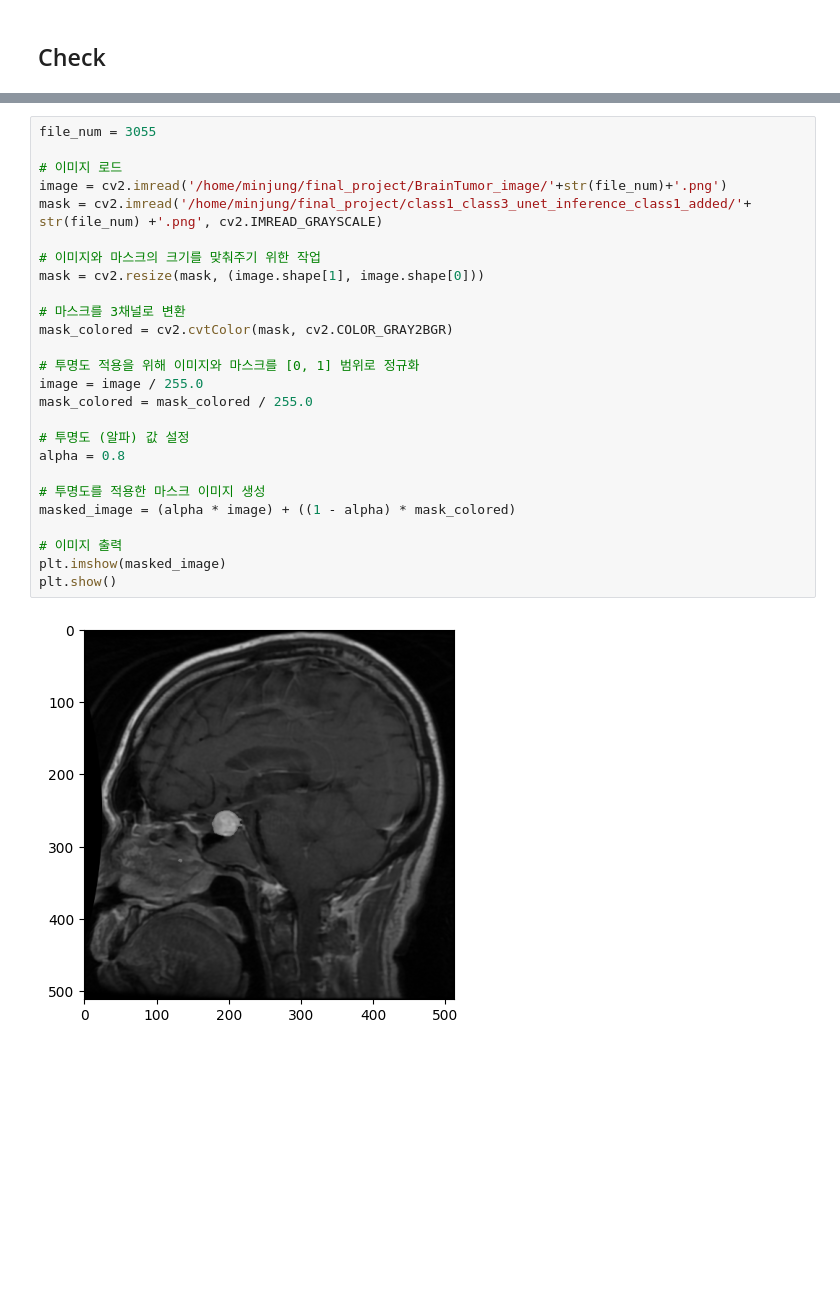
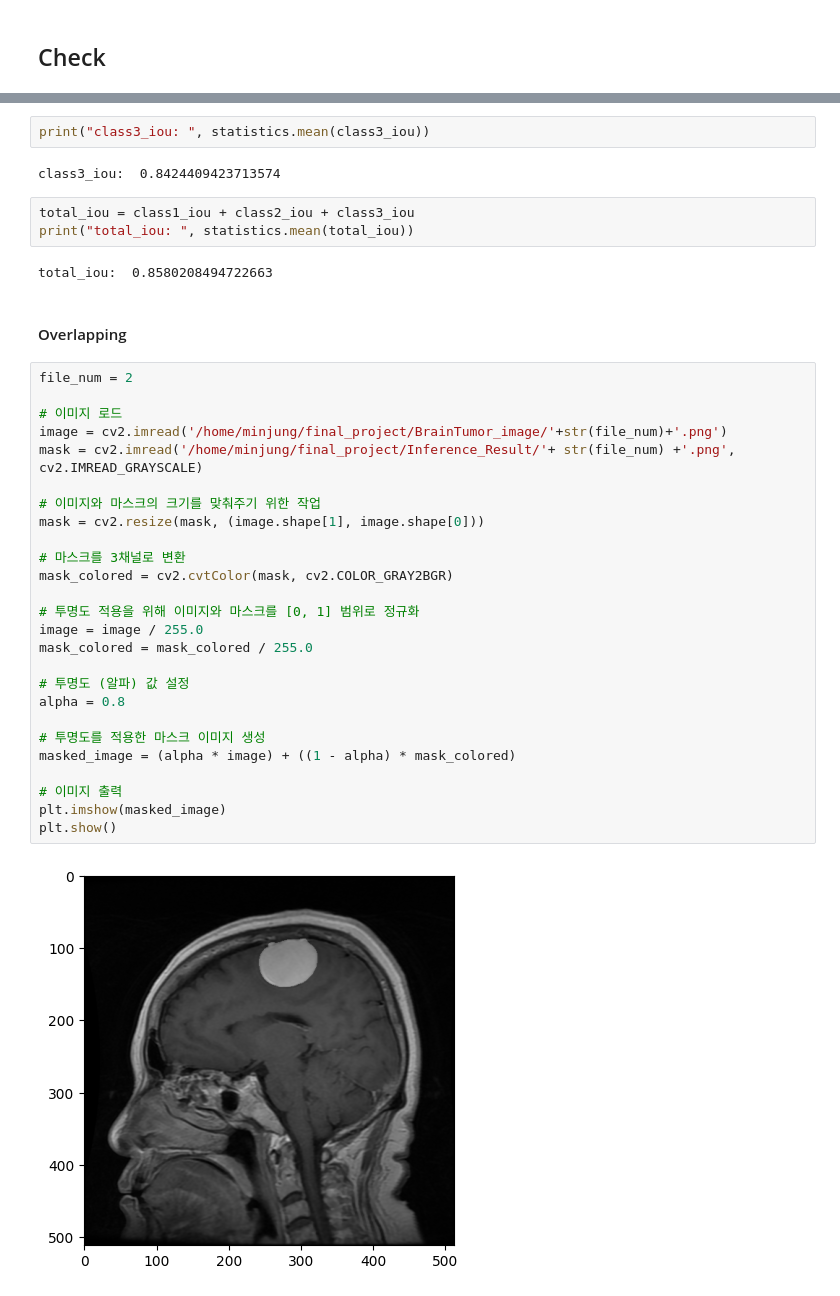
Before and after one commit to jingaon/AAA740_group22, a Jupyter notebook: unet_training.ipynb, the cells around one changed output, grey strips where cells are left out. Saved outputs shown, nothing was run; the diff lists cells and outputs as text; blank space fills up the shorter version.

```diff
--- a/unet_training.ipynb
+++ b/unet_training.ipynb
@@ -520,28 +698,39 @@ for i in inference_img:
+# %%
+print("class3_iou: ", statistics.mean(class3_iou))
+# %% [output]
+class3_iou:  0.8424409423713574
+# %%
+total_iou = class1_iou + class2_iou + class3_iou
+print("total_iou: ", statistics.mean(total_iou))
+# %% [output]
+total_iou:  0.8580208494722663
+# %% [markdown]
+#### Overlapping
 # %%
-file_num = 3055
+file_num = 2
 
 # 이미지 로드
 image = cv2.imread('/home/minjung/final_project/BrainTumor_image/'+str(file_num)+'.png')
-mask = cv2.imread('/home/minjung/final_project/class1_class3_unet_inference_class1_added/'+ str(file_num) +'.png', cv2.IMREAD_GRAYSCALE)
+mask = cv2.imread('/home/minjung/final_project/Inference_Result/'+ str(file_num) +'.png', cv2.IMREAD_GRAYSCALE)
 
 # 이미지와 마스크의 크기를 맞춰주기 위한 작업
 mask = cv2.resize(mask, (image.shape[1], image.shape[0]))
 
 # 마스크를 3채널로 변환
 mask_colored = cv2.cvtColor(mask, cv2.COLOR_GRAY2BGR)
 
 # 투명도 적용을 위해 이미지와 마스크를 [0, 1] 범위로 정규화
 image = image / 255.0
 mask_colored = mask_colored / 255.0
 
 # 투명도 (알파) 값 설정
 alpha = 0.8
 
 # 투명도를 적용한 마스크 이미지 생성
 masked_image = (alpha * image) + ((1 - alpha) * mask_colored)
 
 # 이미지 출력
 plt.imshow(masked_image)
 plt.show()
 # %% [output]
-[figure, old version]
+[figure, new version]
```
Also changed, not shown: parts of 33 cells of this notebook.
